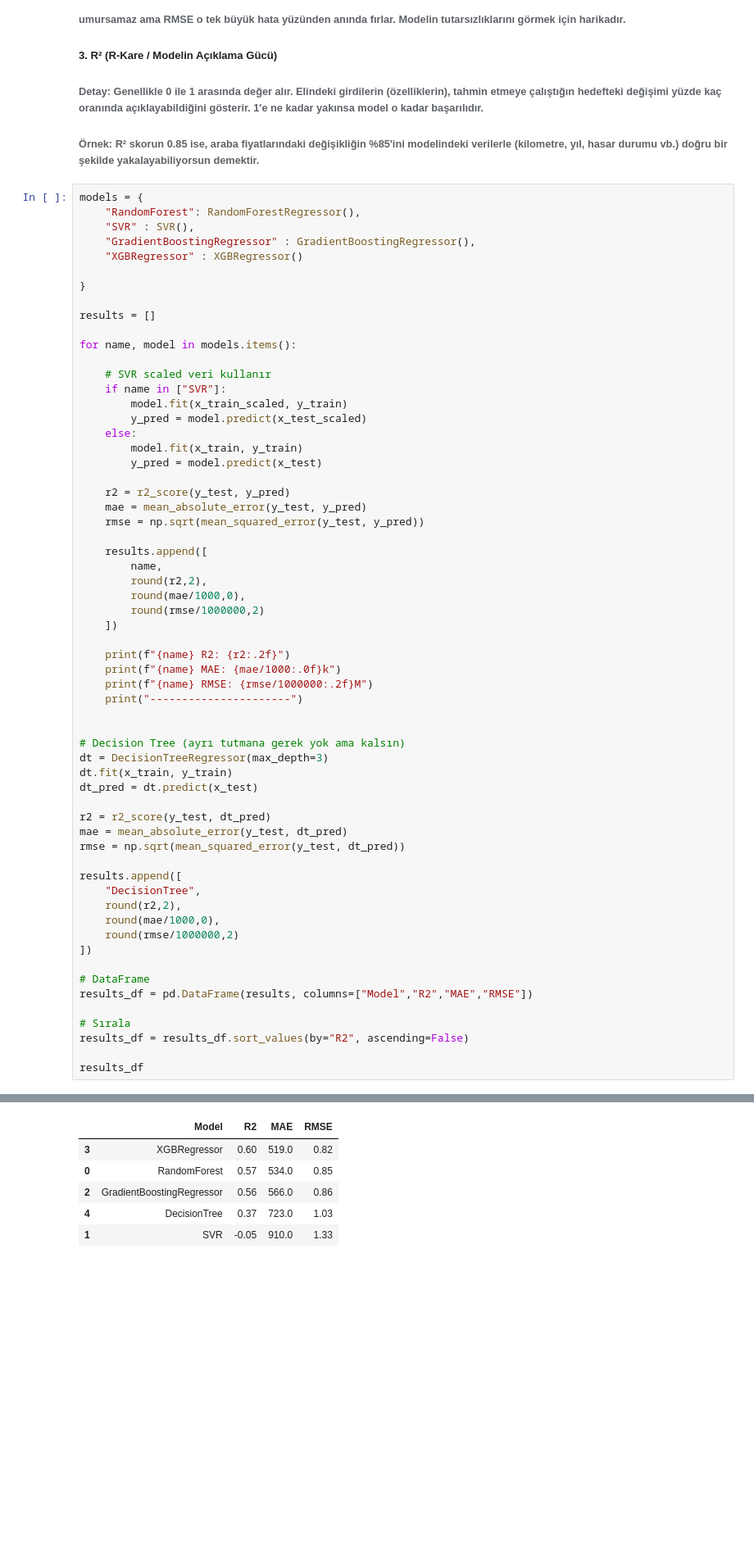
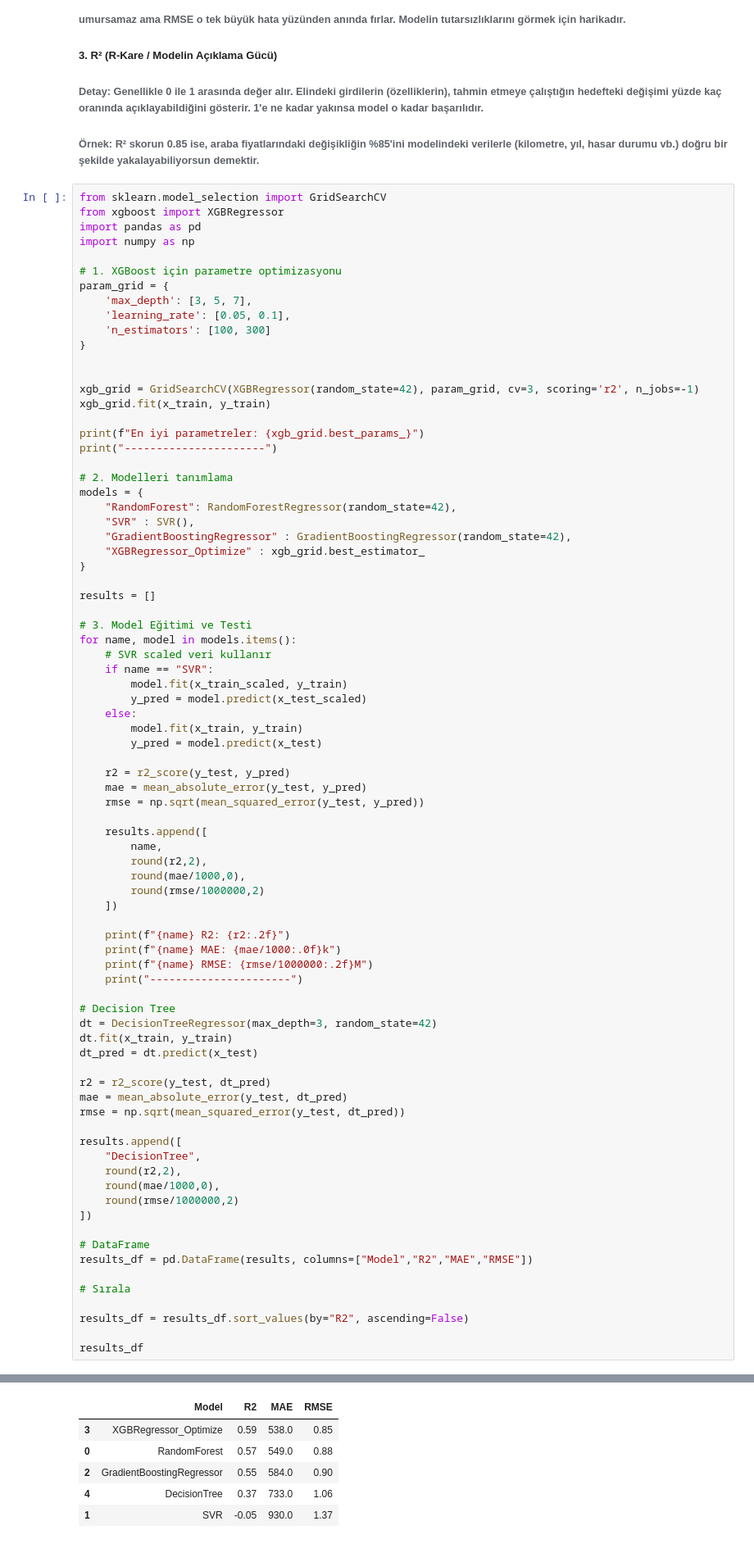
Before and after one commit to Yapay-zeka-dersi-projesi/Ev_fiyat_tahmin_sistemi, a Jupyter notebook: model.ipynb, the cells around one changed output, grey strips where cells are left out. Shown at 82% size. Cells and saved outputs as stored; diff of their text form; blank space fills up the shorter version.

Commit message:
-xgboost parametreler eklendi

```diff
--- a/model.ipynb
+++ b/model.ipynb
@@ -109,20 +109,39 @@ import numpy as np
 
 ###### Örnek: R² skorun 0.85 ise, araba fiyatlarındaki değişikliğin %85'ini modelindeki verilerle (kilometre, yıl, hasar durumu vb.) doğru bir şekilde yakalayabiliyorsun demektir.
 # %%
+from sklearn.model_selection import GridSearchCV
+from xgboost import XGBRegressor
+import pandas as pd
+import numpy as np
+
+# 1. XGBoost için parametre optimizasyonu
+param_grid = {
+    'max_depth': [3, 5, 7],
+    'learning_rate': [0.05, 0.1],
+    'n_estimators': [100, 300]
+}
+
+
+xgb_grid = GridSearchCV(XGBRegressor(random_state=42), param_grid, cv=3, scoring='r2', n_jobs=-1)
+xgb_grid.fit(x_train, y_train)
+
+print(f"En iyi parametreler: {xgb_grid.best_params_}")
+print("----------------------")
+
+# 2. Modelleri tanımlama
 models = {
-    "RandomForest": RandomForestRegressor(),
+    "RandomForest": RandomForestRegressor(random_state=42),
     "SVR" : SVR(),
-    "GradientBoostingRegressor" : GradientBoostingRegressor(),
-    "XGBRegressor" : XGBRegressor()
-
+    "GradientBoostingRegressor" : GradientBoostingRegressor(random_state=42),
+    "XGBRegressor_Optimize" : xgb_grid.best_estimator_
 }
 
 results = []
 
+# 3. Model Eğitimi ve Testi
 for name, model in models.items():
-
     # SVR scaled veri kullanır
-    if name in ["SVR"]:
+    if name == "SVR":
         model.fit(x_train_scaled, y_train)
         y_pred = model.predict(x_test_scaled)
     else:
@@ -145,9 +164,8 @@ for name, model in models.items():
     print(f"{name} RMSE: {rmse/1000000:.2f}M")
     print("----------------------")
 
-
-# Decision Tree (ayrı tutmana gerek yok ama kalsın)
-dt = DecisionTreeRegressor(max_depth=3)
+# Decision Tree
+dt = DecisionTreeRegressor(max_depth=3, random_state=42)
 dt.fit(x_train, y_train)
 dt_pred = dt.predict(x_test)
 
@@ -166,6 +184,7 @@ results.append([
 results_df = pd.DataFrame(results, columns=["Model","R2","MAE","RMSE"])
 
 # Sırala
+
 results_df = results_df.sort_values(by="R2", ascending=False)
 
 results_df
@@ -188,10 +209,10 @@ XGBRegressor RMSE: 0.82M
 ----------------------
 |  | Model | R2 | MAE | RMSE |
-| 3 | XGBRegressor | 0.60 | 519.0 | 0.82 |
-| 0 | RandomForest | 0.57 | 534.0 | 0.85 |
-| 2 | GradientBoostingRegressor | 0.56 | 566.0 | 0.86 |
-| 4 | DecisionTree | 0.37 | 723.0 | 1.03 |
-| 1 | SVR | -0.05 | 910.0 | 1.33 |
+| 3 | XGBRegressor_Optimize | 0.59 | 538.0 | 0.85 |
+| 0 | RandomForest | 0.57 | 549.0 | 0.88 |
+| 2 | GradientBoostingRegressor | 0.55 | 584.0 | 0.90 |
+| 4 | DecisionTree | 0.37 | 733.0 | 1.06 |
+| 1 | SVR | -0.05 | 930.0 | 1.37 |
 # %% [markdown]
 # EN İYİ MODEL XGBRegressor
 # %%
```
Also changed, not shown: parts of 3 cells of this notebook, 3 other files.
